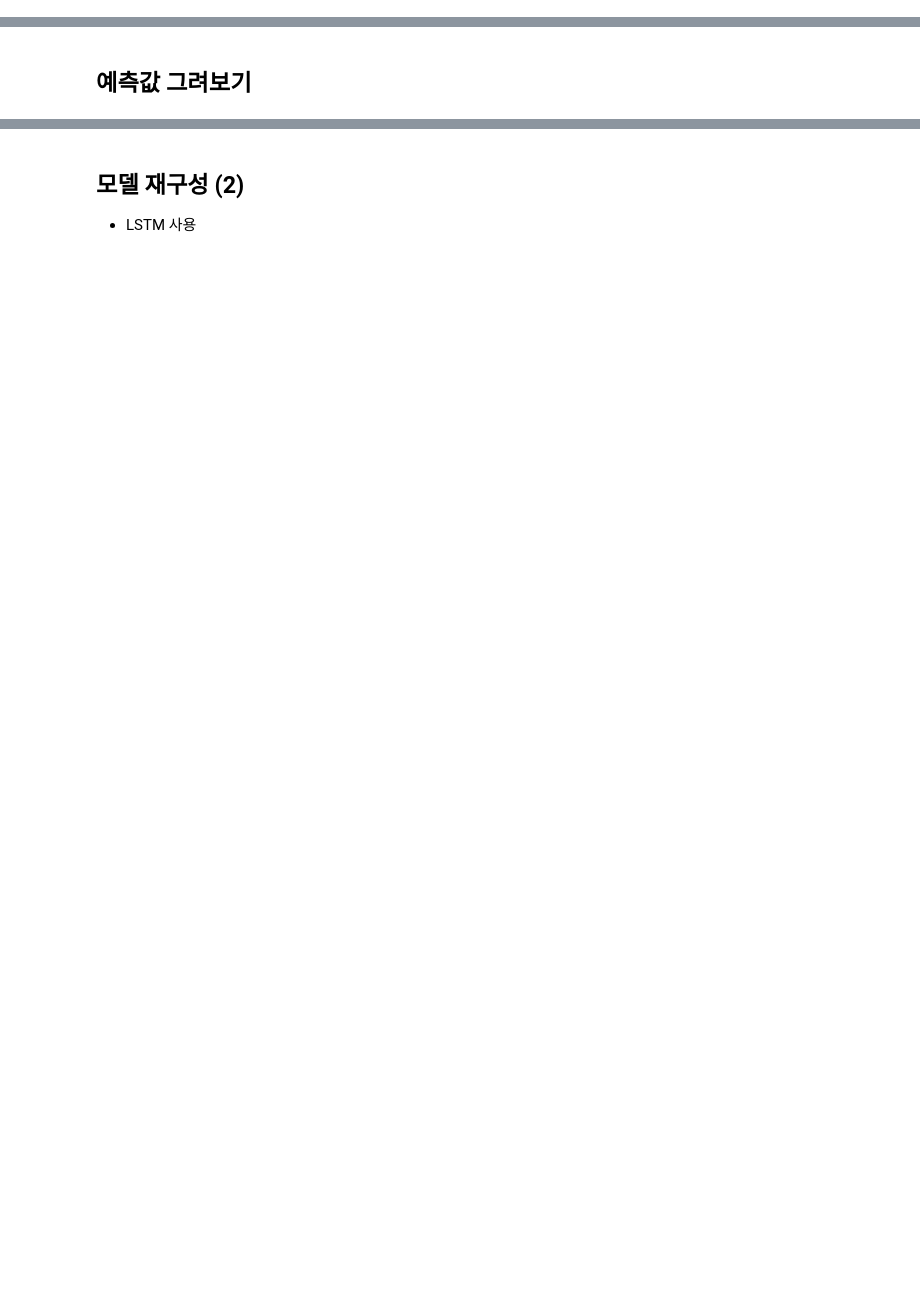
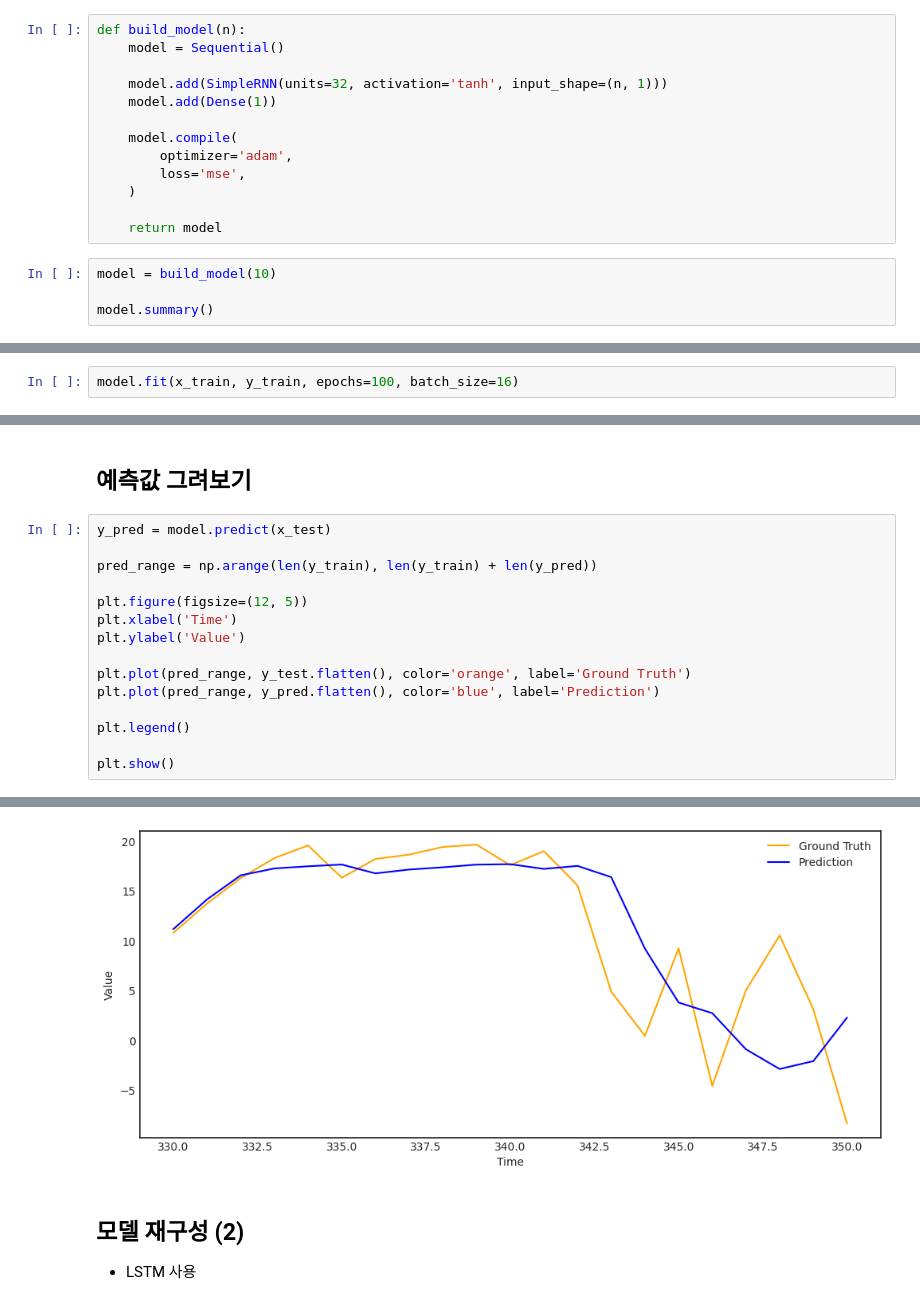
Before and after one commit to kksoo1769/study, a Jupyter notebook: code/deep_learning/keras_recurrent/index.ipynb, the cells around one changed output, grey strips where cells are left out. Drawn from its saved outputs; the diff is of its cells as text; blank space fills up the shorter version.

```diff
--- a/code/deep_learning/keras_recurrent/index.ipynb
+++ b/code/deep_learning/keras_recurrent/index.ipynb
@@ -629,0 +632,17 @@ print(b[0])
+# %%
+def build_model(n):
+    model = Sequential()
+
+    model.add(SimpleRNN(units=32, activation='tanh', input_shape=(n, 1)))
+    model.add(Dense(1))
+
+    model.compile(
+        optimizer='adam',
+        loss='mse',
+    )
+
+    return model
+# %%
+model = build_model(10)
+
+model.summary()
@@ -630,2 +663,4 @@ print(b[0])
 # %% [markdown]
 ## 모델 학습
+# %%
+model.fit(x_train, y_train, epochs=100, batch_size=16)
@@ -632,2 +686,18 @@ print(b[0])
 # %% [markdown]
 ## 예측값 그려보기
+# %%
+y_pred = model.predict(x_test)
+
+pred_range = np.arange(len(y_train), len(y_train) + len(y_pred))
+
+plt.figure(figsize=(12, 5))
+plt.xlabel('Time')
+plt.ylabel('Value')
+
+plt.plot(pred_range, y_test.flatten(), color='orange', label='Ground Truth')
+plt.plot(pred_range, y_pred.flatten(), color='blue', label='Prediction')
+
+plt.legend()
+
+plt.show()
+# %% [output]
@@ -634,3 +705,4 @@ print(b[0])
+[figure, added]
 # %% [markdown]
 ## 모델 재구성 (2)
 - LSTM 사용
```
Also changed, not shown: parts of 20 cells of this notebook.
